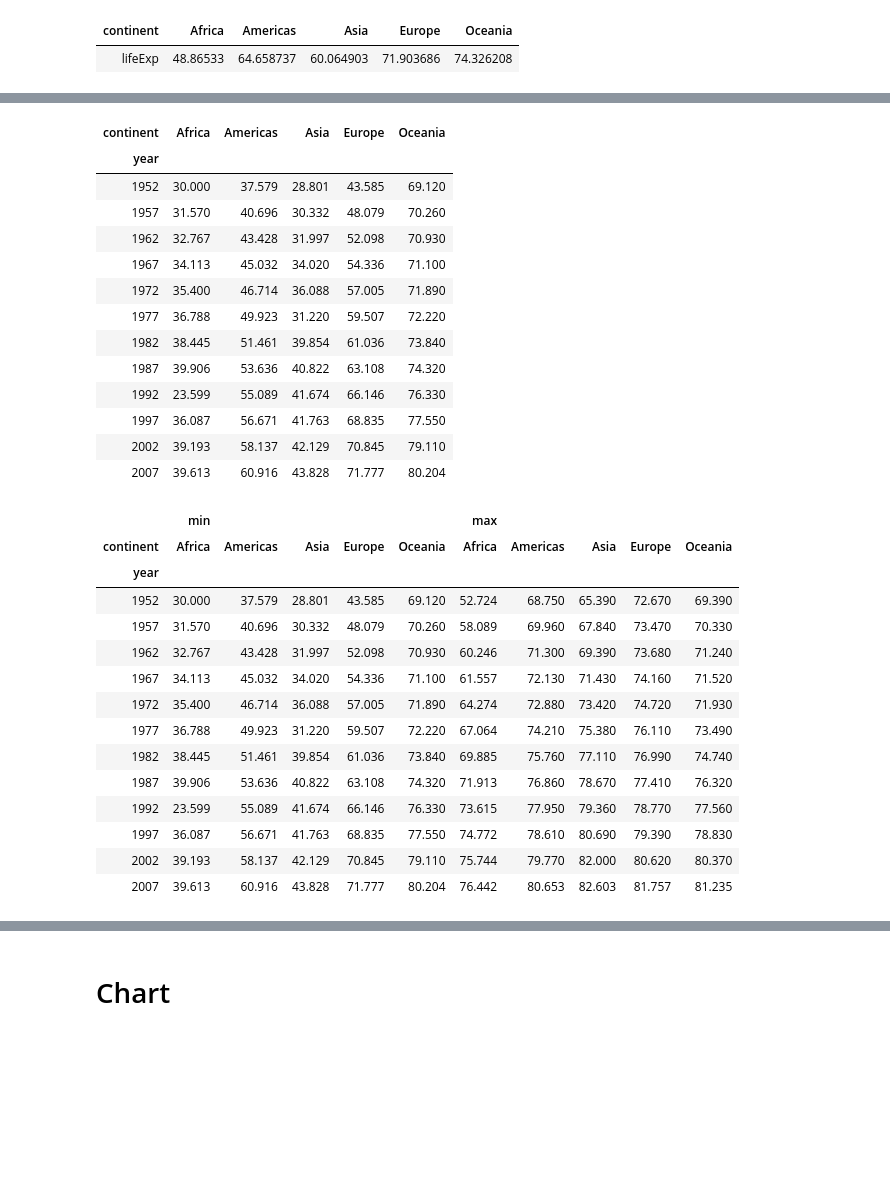
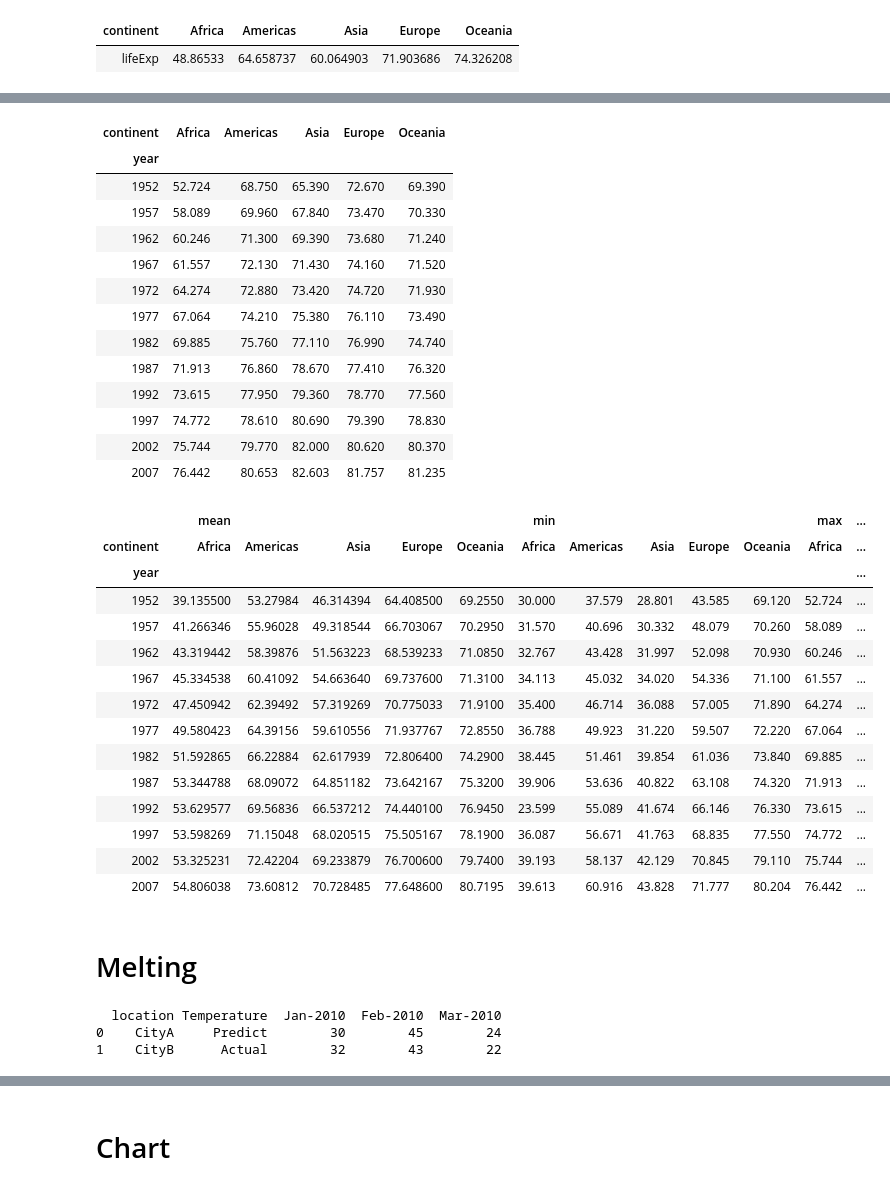
Before and after one commit to vijeeshtp/pandas1, a Jupyter notebook: Untitled.ipynb, the cells around one changed output, grey strips where cells are left out. Cells and saved outputs as stored; diff of their text form; code cells hidden in the pictures; blank space fills up the shorter version.

```diff
--- a/Untitled.ipynb
+++ b/Untitled.ipynb
@@ -1072,5 +1105,9 @@ pd.pivot_table(df, values='lifeExp',
 # %%
-df1 = gapminder[['continent', 'year','lifeExp']]
+data_url = 'http://bit.ly/2cLzoxH'
+df = pd.read_csv(data_url)
+
+df1 = df[['continent', 'year','lifeExp']]
+print (df1)
 # pivot table example with three columns
 pd.pivot_table(df1, values='lifeExp',
                      index=['year'],
@@ -1094,41 +1145,57 @@ pd.pivot_table(df1, values='lifeExp',
 pd.pivot_table(df1, values='lifeExp',
                     index=['year'],
                     columns='continent',
-                    aggfunc='min')
+                    aggfunc='max')
 # %% [output]
 | continent | Africa | Americas | Asia | Europe | Oceania |
 | year |  |  |  |  |  |
-| 1952 | 30.000 | 37.579 | 28.801 | 43.585 | 69.120 |
-| 1957 | 31.570 | 40.696 | 30.332 | 48.079 | 70.260 |
-| 1962 | 32.767 | 43.428 | 31.997 | 52.098 | 70.930 |
-| 1967 | 34.113 | 45.032 | 34.020 | 54.336 | 71.100 |
-| 1972 | 35.400 | 46.714 | 36.088 | 57.005 | 71.890 |
-| 1977 | 36.788 | 49.923 | 31.220 | 59.507 | 72.220 |
-| 1982 | 38.445 | 51.461 | 39.854 | 61.036 | 73.840 |
-| 1987 | 39.906 | 53.636 | 40.822 | 63.108 | 74.320 |
-| 1992 | 23.599 | 55.089 | 41.674 | 66.146 | 76.330 |
-| 1997 | 36.087 | 56.671 | 41.763 | 68.835 | 77.550 |
-| 2002 | 39.193 | 58.137 | 42.129 | 70.845 | 79.110 |
-| 2007 | 39.613 | 60.916 | 43.828 | 71.777 | 80.204 |
+| 1952 | 52.724 | 68.750 | 65.390 | 72.670 | 69.390 |
+| 1957 | 58.089 | 69.960 | 67.840 | 73.470 | 70.330 |
+| 1962 | 60.246 | 71.300 | 69.390 | 73.680 | 71.240 |
+| 1967 | 61.557 | 72.130 | 71.430 | 74.160 | 71.520 |
+| 1972 | 64.274 | 72.880 | 73.420 | 74.720 | 71.930 |
+| 1977 | 67.064 | 74.210 | 75.380 | 76.110 | 73.490 |
+| 1982 | 69.885 | 75.760 | 77.110 | 76.990 | 74.740 |
+| 1987 | 71.913 | 76.860 | 78.670 | 77.410 | 76.320 |
+| 1992 | 73.615 | 77.950 | 79.360 | 78.770 | 77.560 |
+| 1997 | 74.772 | 78.610 | 80.690 | 79.390 | 78.830 |
+| 2002 | 75.744 | 79.770 | 82.000 | 80.620 | 80.370 |
+| 2007 | 76.442 | 80.653 | 82.603 | 81.757 | 81.235 |
 # %%
 df=pd.pivot_table(df1, values='lifeExp',
                      index=['year'],
                      columns='continent',
-                     aggfunc=[min,max])
+                     aggfunc=[np.mean,min,max])
 df
 # %% [output]
-|  | min |  |  |  |  | max |  |  |  |  |
-| continent | Africa | Americas | Asia | Europe | Oceania | Africa | Americas | Asia | Europe | Oceania |
-| year |  |  |  |  |  |  |  |  |  |  |
-| 1952 | 30.000 | 37.579 | 28.801 | 43.585 | 69.120 | 52.724 | 68.750 | 65.390 | 72.670 | 69.390 |
-| 1957 | 31.570 | 40.696 | 30.332 | 48.079 | 70.260 | 58.089 | 69.960 | 67.840 | 73.470 | 70.330 |
-| 1962 | 32.767 | 43.428 | 31.997 | 52.098 | 70.930 | 60.246 | 71.300 | 69.390 | 73.680 | 71.240 |
-| 1967 | 34.113 | 45.032 | 34.020 | 54.336 | 71.100 | 61.557 | 72.130 | 71.430 | 74.160 | 71.520 |
-| 1972 | 35.400 | 46.714 | 36.088 | 57.005 | 71.890 | 64.274 | 72.880 | 73.420 | 74.720 | 71.930 |
-| 1977 | 36.788 | 49.923 | 31.220 | 59.507 | 72.220 | 67.064 | 74.210 | 75.380 | 76.110 | 73.490 |
-| 1982 | 38.445 | 51.461 | 39.854 | 61.036 | 73.840 | 69.885 | 75.760 | 77.110 | 76.990 | 74.740 |
-| 1987 | 39.906 | 53.636 | 40.822 | 63.108 | 74.320 | 71.913 | 76.860 | 78.670 | 77.410 | 76.320 |
-| 1992 | 23.599 | 55.089 | 41.674 | 66.146 | 76.330 | 73.615 | 77.950 | 79.360 | 78.770 | 77.560 |
-| 1997 | 36.087 | 56.671 | 41.763 | 68.835 | 77.550 | 74.772 | 78.610 | 80.690 | 79.390 | 78.830 |
-| 2002 | 39.193 | 58.137 | 42.129 | 70.845 | 79.110 | 75.744 | 79.770 | 82.000 | 80.620 | 80.370 |
-| 2007 | 39.613 | 60.916 | 43.828 | 71.777 | 80.204 | 76.442 | 80.653 | 82.603 | 81.757 | 81.235 |
+|  | mean |  |  |  |  | min |  |  |  |  | max | ... |
+| continent | Africa | Americas | Asia | Europe | Oceania | Africa | Americas | Asia | Europe | Oceania | Africa | ... |
+| year |  |  |  |  |  |  |  |  |  |  |  | ... |
+| 1952 | 39.135500 | 53.27984 | 46.314394 | 64.408500 | 69.2550 | 30.000 | 37.579 | 28.801 | 43.585 | 69.120 | 52.724 | ... |
+| 1957 | 41.266346 | 55.96028 | 49.318544 | 66.703067 | 70.2950 | 31.570 | 40.696 | 30.332 | 48.079 | 70.260 | 58.089 | ... |
+| 1962 | 43.319442 | 58.39876 | 51.563223 | 68.539233 | 71.0850 | 32.767 | 43.428 | 31.997 | 52.098 | 70.930 | 60.246 | ... |
+| 1967 | 45.334538 | 60.41092 | 54.663640 | 69.737600 | 71.3100 | 34.113 | 45.032 | 34.020 | 54.336 | 71.100 | 61.557 | ... |
+| 1972 | 47.450942 | 62.39492 | 57.319269 | 70.775033 | 71.9100 | 35.400 | 46.714 | 36.088 | 57.005 | 71.890 | 64.274 | ... |
+| 1977 | 49.580423 | 64.39156 | 59.610556 | 71.937767 | 72.8550 | 36.788 | 49.923 | 31.220 | 59.507 | 72.220 | 67.064 | ... |
+| 1982 | 51.592865 | 66.22884 | 62.617939 | 72.806400 | 74.2900 | 38.445 | 51.461 | 39.854 | 61.036 | 73.840 | 69.885 | ... |
+| 1987 | 53.344788 | 68.09072 | 64.851182 | 73.642167 | 75.3200 | 39.906 | 53.636 | 40.822 | 63.108 | 74.320 | 71.913 | ... |
+| 1992 | 53.629577 | 69.56836 | 66.537212 | 74.440100 | 76.9450 | 23.599 | 55.089 | 41.674 | 66.146 | 76.330 | 73.615 | ... |
+| 1997 | 53.598269 | 71.15048 | 68.020515 | 75.505167 | 78.1900 | 36.087 | 56.671 | 41.763 | 68.835 | 77.550 | 74.772 | ... |
+| 2002 | 53.325231 | 72.42204 | 69.233879 | 76.700600 | 79.7400 | 39.193 | 58.137 | 42.129 | 70.845 | 79.110 | 75.744 | ... |
+| 2007 | 54.806038 | 73.60812 | 70.728485 | 77.648600 | 80.7195 | 39.613 | 60.916 | 43.828 | 71.777 | 80.204 | 76.442 | ... |
+# %% [markdown]
+# Melting
+# %%
+data = {
+    "location":['CityA', 'CityB'],
+    "Temperature" : ["Predict", "Actual"],
+    "Jan-2010":[30, 32],
+    "Feb-2010":[45, 43],
+    "Mar-2010":[24, 22]
+}
+df = pd.DataFrame(data, columns=['location', 'Temperature','Jan-2010', 'Feb-2010', 'Mar-2010'])
+print(df)
+# %% [output]
+  location Temperature  Jan-2010  Feb-2010  Mar-2010
+0    CityA     Predict        30        45        24
+1    CityB      Actual        32        43        22
```
Also changed, not shown: parts of 19 cells of this notebook, 1 other file.
